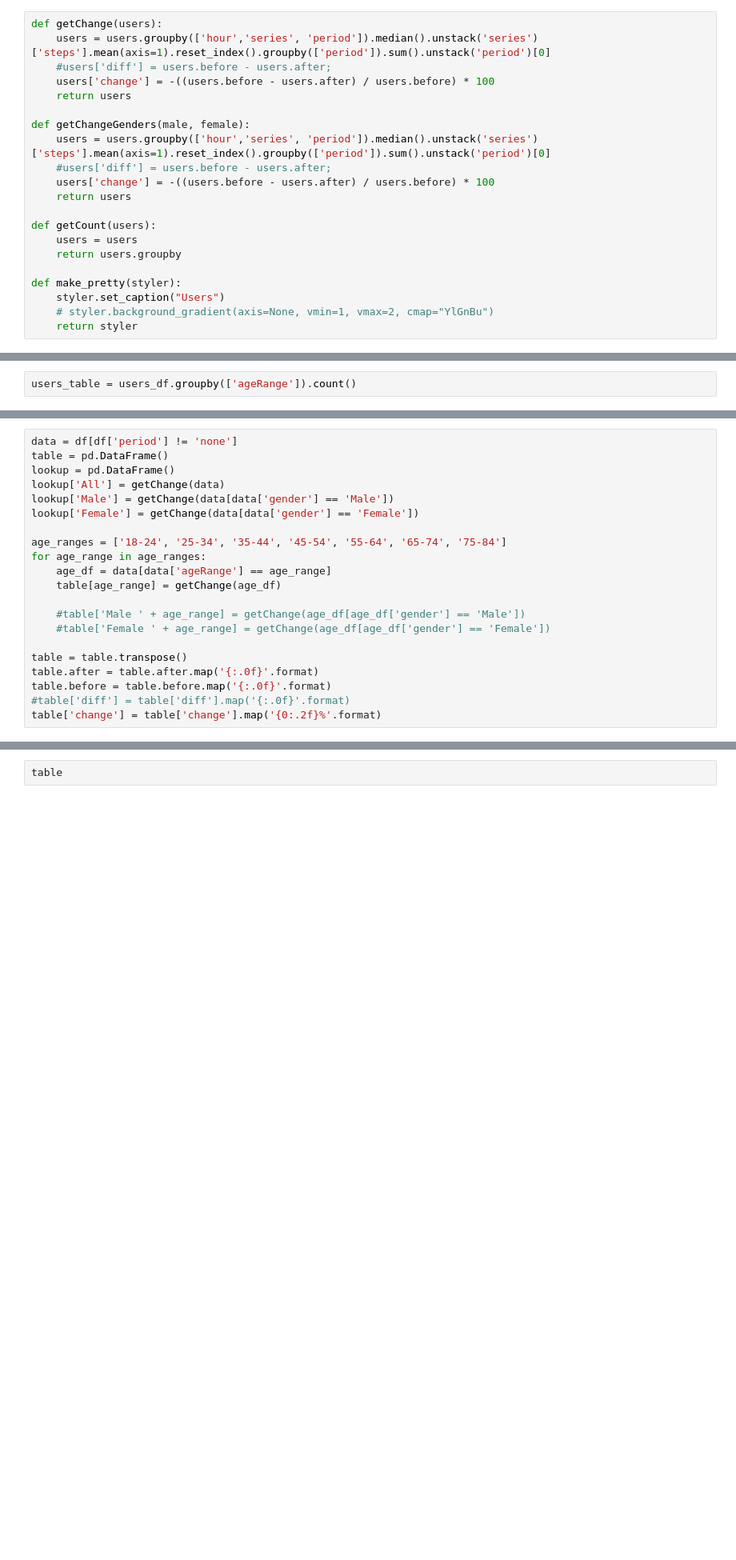
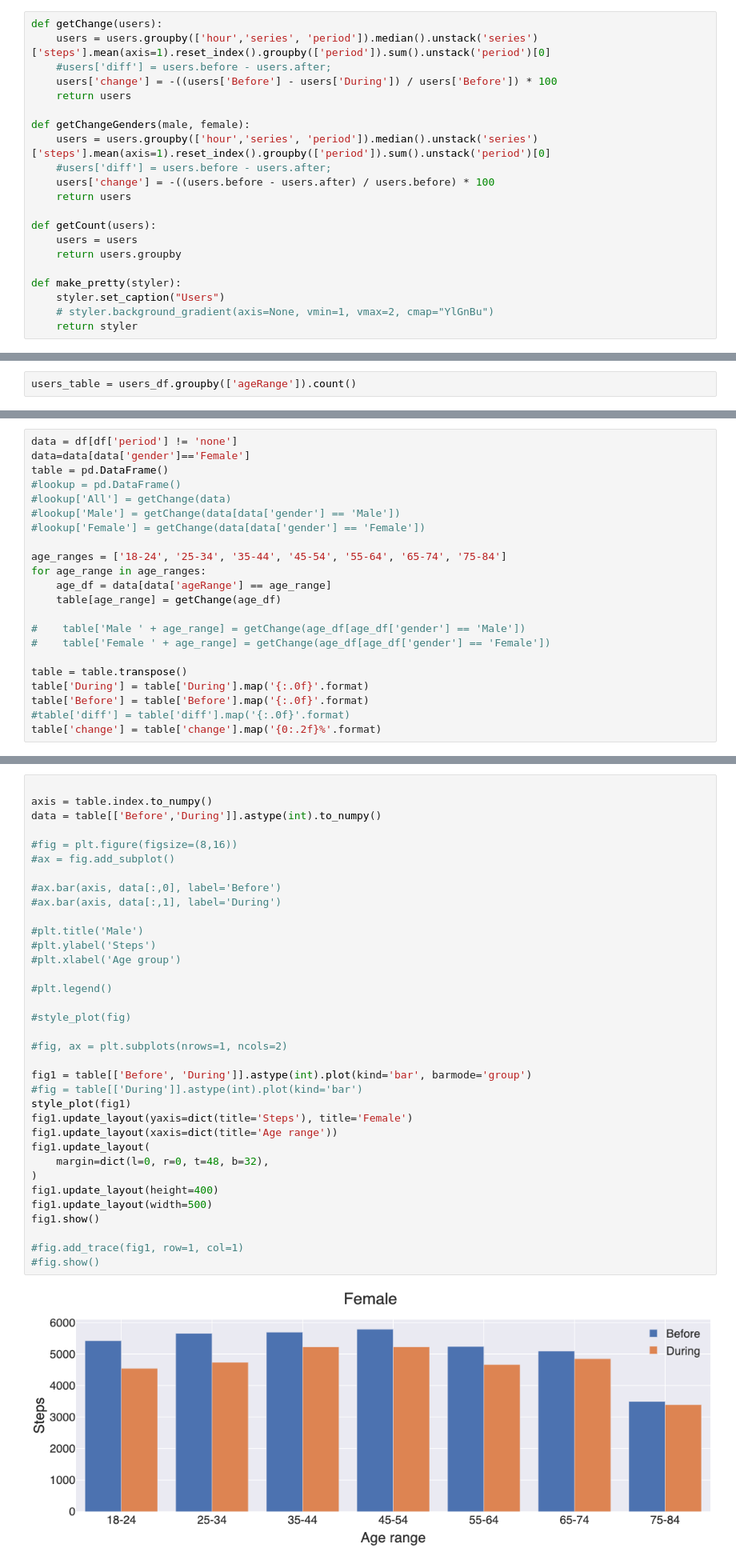
Before and after one commit to hci-gu/wfh-movement-jupyter, a Jupyter notebook: notebooks/Tables.ipynb, the cells around one changed output, grey strips where cells are left out. Shown at 80% size. Drawn from its saved outputs; the diff is of its cells as text; blank space fills up the shorter version.

Commit message:
Fixes graphs.

```diff
--- a/notebooks/Tables.ipynb
+++ b/notebooks/Tables.ipynb
@@ -26,7 +45,7 @@ total_users
 def getChange(users):
     users = users.groupby(['hour','series', 'period']).median().unstack('series')['steps'].mean(axis=1).reset_index().groupby(['period']).sum().unstack('period')[0]
     #users['diff'] = users.before - users.after;
-    users['change'] = -((users.before - users.after) / users.before) * 100
+    users['change'] = -((users['Before'] - users['During']) / users['Before']) * 100
     return users
 
 def getChangeGenders(male, female):
@@ -112,21 +219,22 @@ users_table['count'].sum()
 # %%
 data = df[df['period'] != 'none']
+data=data[data['gender']=='Female']
 table = pd.DataFrame()
-lookup = pd.DataFrame()
-lookup['All'] = getChange(data)
-lookup['Male'] = getChange(data[data['gender'] == 'Male'])
-lookup['Female'] = getChange(data[data['gender'] == 'Female'])
+#lookup = pd.DataFrame()
+#lookup['All'] = getChange(data)
+#lookup['Male'] = getChange(data[data['gender'] == 'Male'])
+#lookup['Female'] = getChange(data[data['gender'] == 'Female'])
 
 age_ranges = ['18-24', '25-34', '35-44', '45-54', '55-64', '65-74', '75-84']
 for age_range in age_ranges:
     age_df = data[data['ageRange'] == age_range]
     table[age_range] = getChange(age_df)
 
-    #table['Male ' + age_range] = getChange(age_df[age_df['gender'] == 'Male'])
-    #table['Female ' + age_range] = getChange(age_df[age_df['gender'] == 'Female'])
+#    table['Male ' + age_range] = getChange(age_df[age_df['gender'] == 'Male'])
+#    table['Female ' + age_range] = getChange(age_df[age_df['gender'] == 'Female'])
 
 table = table.transpose()
-table.after = table.after.map('{:.0f}'.format)
-table.before = table.before.map('{:.0f}'.format)
+table['During'] = table['During'].map('{:.0f}'.format)
+table['Before'] = table['Before'].map('{:.0f}'.format)
 #table['diff'] = table['diff'].map('{:.0f}'.format)
 table['change'] = table['change'].map('{0:.2f}%'.format)
@@ -133,2 +252,37 @@ table['change'] = table['change'].map('{0:.2f}%'.format)
 # %%
-table
+
+axis = table.index.to_numpy()
+data = table[['Before','During']].astype(int).to_numpy()
+
+#fig = plt.figure(figsize=(8,16))
+#ax = fig.add_subplot()
+
+#ax.bar(axis, data[:,0], label='Before')
+#ax.bar(axis, data[:,1], label='During')
+
+#plt.title('Male')
+#plt.ylabel('Steps')
+#plt.xlabel('Age group')
+
+#plt.legend()
+
+#style_plot(fig)
+
+#fig, ax = plt.subplots(nrows=1, ncols=2)
+
+fig1 = table[['Before', 'During']].astype(int).plot(kind='bar', barmode='group')
+#fig = table[['During']].astype(int).plot(kind='bar')
+style_plot(fig1)
+fig1.update_layout(yaxis=dict(title='Steps'), title='Female')
+fig1.update_layout(xaxis=dict(title='Age range'))
+fig1.update_layout(
+    margin=dict(l=0, r=0, t=48, b=32),
+)
+fig1.update_layout(height=400)
+fig1.update_layout(width=500)
+fig1.show()
+
+#fig.add_trace(fig1, row=1, col=1)
+#fig.show()
+# %% [output]
+[figure, added]
```
Also changed, not shown: parts of 14 cells of this notebook, 4 other files.
